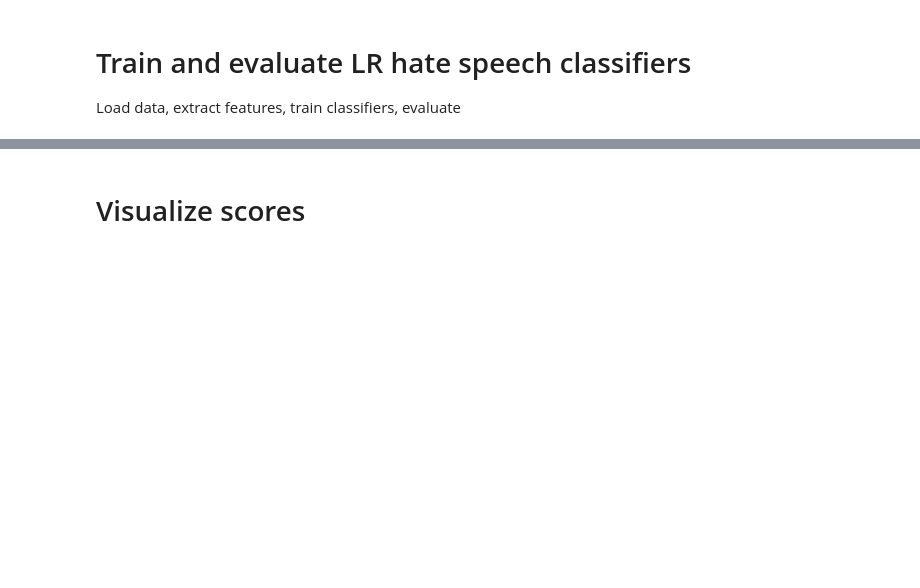
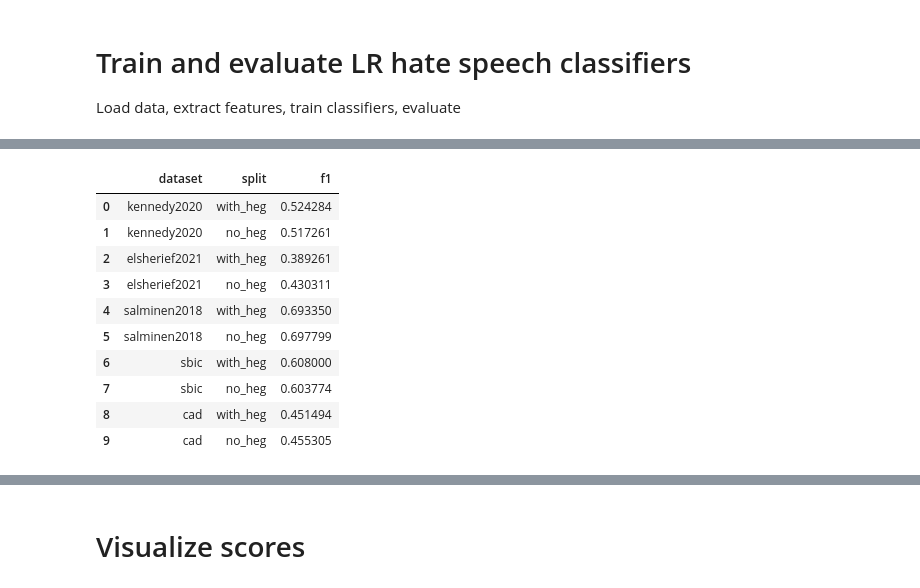
Before and after one commit to michaelmilleryoder/hate_speech_identities, a Jupyter notebook: jupyter/lr_hate_speech_classifier.ipynb, the cells around one changed output, grey strips where cells are left out. Saved outputs shown, nothing was run; the diff lists cells and outputs as text; code cells hidden in the pictures; blank space fills up the shorter version.

```diff
--- a/jupyter/lr_hate_speech_classifier.ipynb
+++ b/jupyter/lr_hate_speech_classifier.ipynb
@@ -105,0 +132,87 @@ Evaluating...
+# %%
+# Load data
+import pickle
+import pdb
+from sklearn.feature_extraction.text import TfidfVectorizer
+from sklearn.pipeline import make_pipeline
+from sklearn.linear_model import LogisticRegression
+from sklearn.model_selection import cross_validate
+from sklearn.metrics import classification_report, confusion_matrix
+import pandas as pd
+import numpy as np
+from scipy.stats import chisquare, ttest_rel, wilcoxon
+from IPython.display import display
+from tqdm.notebook import tqdm
+
+datasets = [
+    'kennedy2020',
+    'elsherief2021',
+    'salminen2018',
+    'sbic',
+    'cad',
+]
+
+scores = {}
+# confusion_matrices = {}
+f1_scores = [] # List of dicts with keys: dataset, split, f1 (to create df)
+sigs = []
+
+# for dataset in datasets[:1]:
+for dataset in tqdm(datasets):
+    print(dataset)
+
+    path = f'/storage2/mamille3/hegemonic_hate/tmp/{dataset}_hegsplits_0.3hate.pkl'
+    with open(path, 'rb') as f:
+        data_splits = pickle.load(f)
+
+    vectorizer = {}
+    data = {}
+    bow = {}
+    scores[dataset] = {}
+    for split in ['with_heg', 'no_heg']:
+        # Combine folds (I should just save out an 'all' option in dataset_split.ipynb)
+        data[split] = pd.concat(data_splits[split].values())
+
+        # Check for NaNs
+        if data[split]['text'].isnull().values.any():
+            pdb.set_trace()
+
+        # Build feature extractor
+        vectorizer[split] = TfidfVectorizer(min_df=1)
+
+        # Train, evaluate LR model
+        clf = make_pipeline(vectorizer[split], LogisticRegression(solver='liblinear'))
+
+        scores[dataset][split] = []
+        for _ in range(5):
+            f1s = cross_validate(clf, data[split]['text'], data[split]['hate'], scoring=['f1'], cv=2)['test_f1'].tolist()
+            scores[dataset][split] += f1s
+            # confusion_matrices[dataset] = {}
+
+        # preds = clf[split].predict(bow[split]['test'])
+        # true = data[split]['test']['hate']
+        # scores[dataset][split] = pd.DataFrame(classification_report(true, preds, output_dict=True))
+        f1_scores.append({'dataset': dataset, 'split': split, 'f1': np.mean(scores[dataset][split])})
+        # confusion_matrices[dataset][split] = confusion_matrix(true, preds).ravel()
+
+        # print(split)
+        # display(scores[dataset][split])
+
+    # print()
+
+    # T-test or Wilcoxon for significance (so far have gotten the same significance results)
+    # sig = ttest_rel(scores[dataset]['with_heg'], scores[dataset]['no_heg'])
+    sig = wilcoxon(scores[dataset]['with_heg'], scores[dataset]['no_heg'])
+    sigs.append({'dataset': dataset, 'no_heg > with_heg': np.mean(scores[dataset]['no_heg']) > np.mean(scores[dataset]['with_heg']),
+                 'p < 0.05': sig.pvalue < 0.05, 'pvalue': sig.pvalue, 'statistic': sig.statistic,})
+
+    # Chi-squared test for significance
+    # sig = chisquare(*list(confusion_matrices[dataset].values()))
+    # sig = chisquare(confusion_matrices[dataset]['with_heg'], confusion_matrices[dataset]['no_heg'])
+    # sigs.append({'dataset': dataset, 'statistic': sig.statistic, 'pvalue': sig.pvalue})
+
+f1_scores = pd.DataFrame(f1_scores)
+display(f1_scores)
+sigs = pd.DataFrame(sigs)
+sigs
+# %% [output]
@@ -105,0 +224,11 @@ Evaluating...
+|  | dataset | split | f1 |
+| 0 | kennedy2020 | with_heg | 0.524284 |
+| 1 | kennedy2020 | no_heg | 0.517261 |
+| 2 | elsherief2021 | with_heg | 0.389261 |
+| 3 | elsherief2021 | no_heg | 0.430311 |
+| 4 | salminen2018 | with_heg | 0.693350 |
+| 5 | salminen2018 | no_heg | 0.697799 |
+| 6 | sbic | with_heg | 0.608000 |
+| 7 | sbic | no_heg | 0.603774 |
+| 8 | cad | with_heg | 0.451494 |
+| 9 | cad | no_heg | 0.455305 |
```
Also changed, not shown: parts of 5 cells of this notebook, 1 other file.
